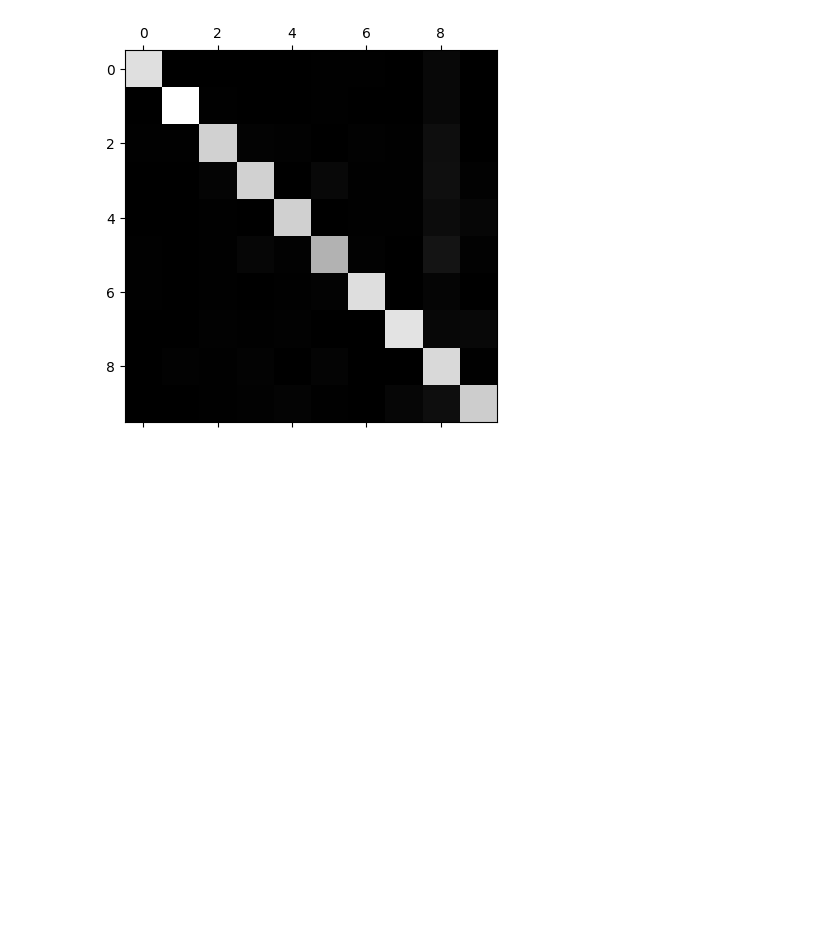
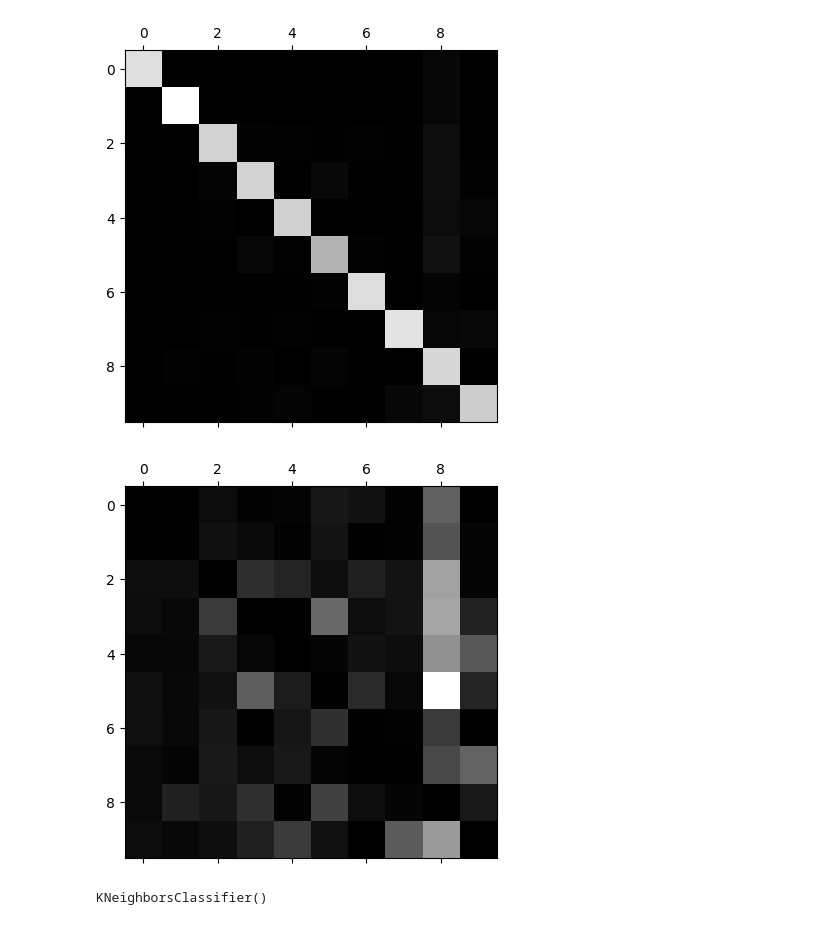
Before and after one commit to nudin10/machine-learning, a Jupyter notebook: chp3/untitled.ipynb, the cells around one changed output. Drawn from its saved outputs; the diff is of its cells as text; code cells hidden in the pictures; blank space fills up the shorter version.

```diff
--- a/chp3/untitled.ipynb
+++ b/chp3/untitled.ipynb
@@ -339,2 +340,15 @@ plt.show()
 # %% [output]
 [figure]
+# %%
+# lets divide the errors by the number of instances per classes, to remove the possible bias caused by abundance in the training set
+row_sums = conf_mx.sum(axis=1, keepdims=True)
+norm_conf_mx = conf_mx / row_sums
+# %%
+np.fill_diagonal(norm_conf_mx, 0) # just remove the diagonal line to only see the errors
+plt.matshow(norm_conf_mx, cmap=plt.cm.gray)
+plt.show()
+
+# from the plot we can see that a lot of numbers are wrongly classified as 8 (based on the column)
+# but 8 itself is generally classified correctly
+# %% [output]
+[figure, added]
@@ -340,0 +366,11 @@ plt.show()
+# %%
+from sklearn.neighbors import KNeighborsClassifier
+
+y_tr_lg = (y_tr >= 7)
+y_tr_odd = (y_tr %2 == 1)
+y_multilabel = np.c_[y_tr_lg, y_tr_odd]
+
+knn_clf = KNeighborsClassifier()
+knn_clf.fit(X_tr, y_multilabel)
+# %% [output]
+KNeighborsClassifier()
```
Also changed, not shown: parts of 9 cells of this notebook.
